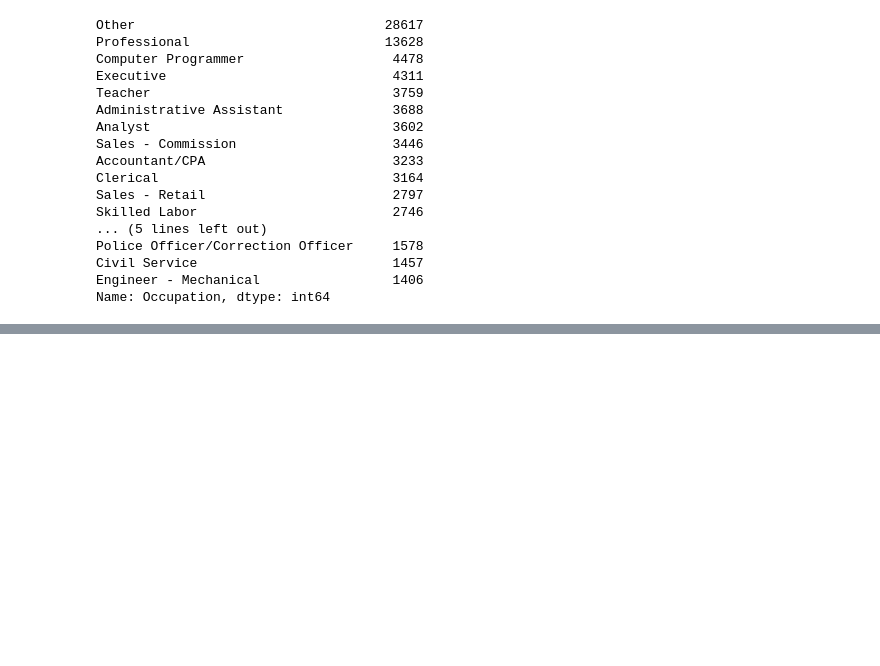
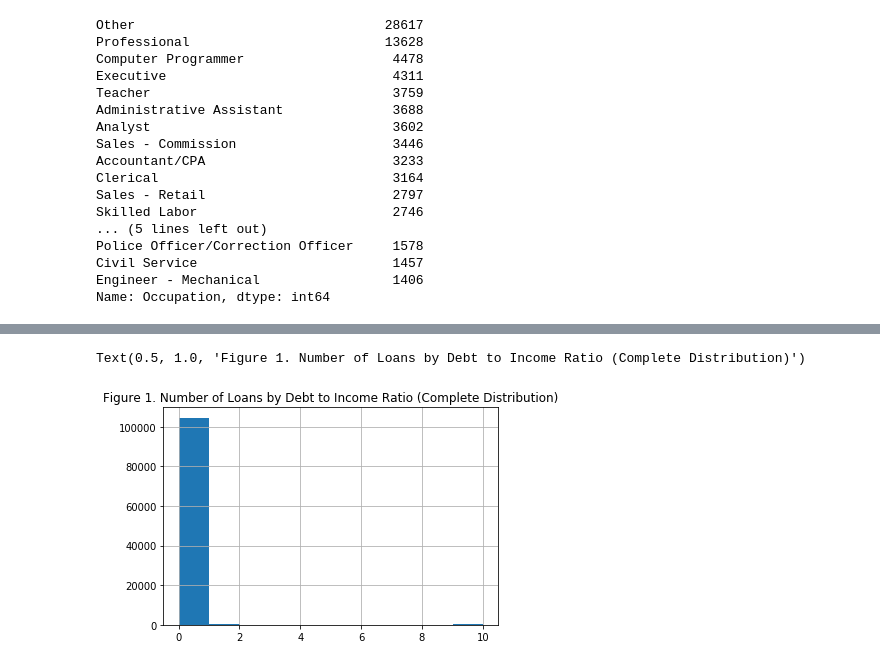
Before and after one commit to louisneira/Data_Visualization, a Jupyter notebook: Data_Visualization.ipynb, the cells around one changed output, grey strips where cells are left out. Saved outputs shown, nothing was run; the diff lists cells and outputs as text; code cells hidden in the pictures; blank space fills up the shorter version.

```diff
--- a/Data_Visualization.ipynb
+++ b/Data_Visualization.ipynb
@@ -119,0 +184,2 @@ memory usage: 15.8+ MB
+# %%
+loan_data.drop(columns='BorrowerRate', inplace=True)
@@ -119,0 +223,6 @@ memory usage: 15.8+ MB
+# %%
+loan_data['DebtToIncomeRatio'].hist();
+plt.title('Figure 1. Number of Loans by Debt to Income Ratio (Complete Distribution)')
+# %% [output]
+Text(0.5, 1.0, 'Figure 1. Number of Loans by Debt to Income Ratio (Complete Distribution)')
+[figure, added]
```
Also changed, not shown: parts of 107 cells of this notebook.
